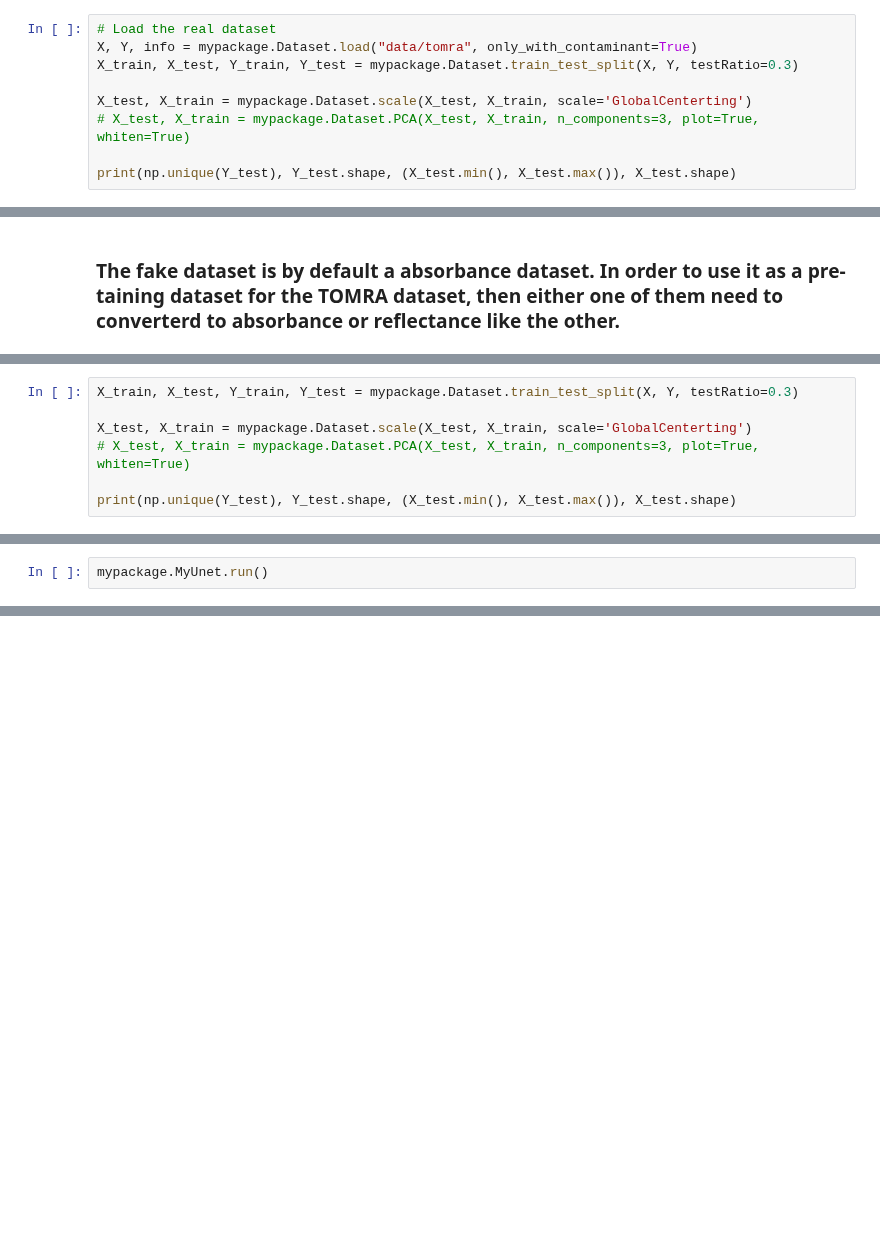
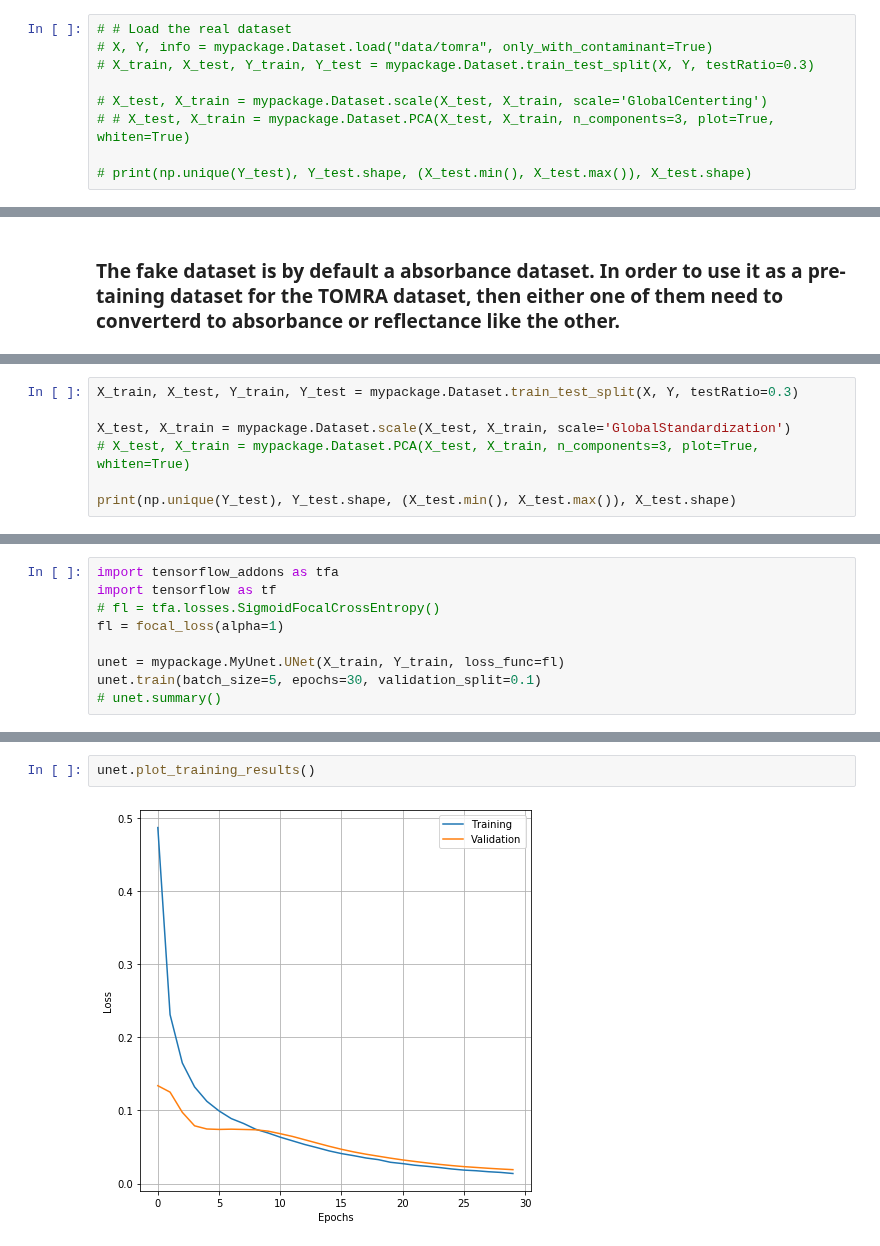
Before and after one commit to thortom/multispectral-chicken, a Jupyter notebook: EvaluateSpectralUNet.ipynb, the cells around one changed output, grey strips where cells are left out. Cells and saved outputs as stored; diff of their text form; blank space fills up the shorter version.

Commit message:
Successful implementation of HybridSUNet with generated data

```diff
--- a/EvaluateSpectralUNet.ipynb
+++ b/EvaluateSpectralUNet.ipynb
@@ -12,9 +13,9 @@ TensorFlow version is 2.1.0
 # %%
-# Load the real dataset
-X, Y, info = mypackage.Dataset.load("data/tomra", only_with_contaminant=True)
-X_train, X_test, Y_train, Y_test = mypackage.Dataset.train_test_split(X, Y, testRatio=0.3)
+# # Load the real dataset
+# X, Y, info = mypackage.Dataset.load("data/tomra", only_with_contaminant=True)
+# X_train, X_test, Y_train, Y_test = mypackage.Dataset.train_test_split(X, Y, testRatio=0.3)
 
-X_test, X_train = mypackage.Dataset.scale(X_test, X_train, scale='GlobalCenterting')
-# X_test, X_train = mypackage.Dataset.PCA(X_test, X_train, n_components=3, plot=True, whiten=True)
+# X_test, X_train = mypackage.Dataset.scale(X_test, X_train, scale='GlobalCenterting')
+# # X_test, X_train = mypackage.Dataset.PCA(X_test, X_train, n_components=3, plot=True, whiten=True)
 
-print(np.unique(Y_test), Y_test.shape, (X_test.min(), X_test.max()), X_test.shape)
+# print(np.unique(Y_test), Y_test.shape, (X_test.min(), X_test.max()), X_test.shape)
@@ -33,7 +32,7 @@ X, Y = fake_data.get_images(30)
 # %%
 X_train, X_test, Y_train, Y_test = mypackage.Dataset.train_test_split(X, Y, testRatio=0.3)
 
-X_test, X_train = mypackage.Dataset.scale(X_test, X_train, scale='GlobalCenterting')
+X_test, X_train = mypackage.Dataset.scale(X_test, X_train, scale='GlobalStandardization')
 # X_test, X_train = mypackage.Dataset.PCA(X_test, X_train, n_components=3, plot=True, whiten=True)
 
 print(np.unique(Y_test), Y_test.shape, (X_test.min(), X_test.max()), X_test.shape)
@@ -42,2 +40,0 @@ print(np.unique(Y_test), Y_test.shape, (X_test.min(), X_test.max()), X_test.shap
-# %%
-mypackage.MyUnet.run()
@@ -45,0 +78,9 @@ UnboundLocalError: local variable 'ytrain' referenced before assignment
+# %%
+import tensorflow_addons as tfa
+import tensorflow as tf
+# fl = tfa.losses.SigmoidFocalCrossEntropy()
+fl = focal_loss(alpha=1)
+
+unet = mypackage.MyUnet.UNet(X_train, Y_train, loss_func=fl)
+unet.train(batch_size=5, epochs=30, validation_split=0.1)
+# unet.summary()
@@ -45,0 +105,4 @@ UnboundLocalError: local variable 'ytrain' referenced before assignment
+# %%
+unet.plot_training_results()
+# %% [output]
+[figure, added]
```
Also changed, not shown: parts of 13 cells of this notebook, 5 other files.
